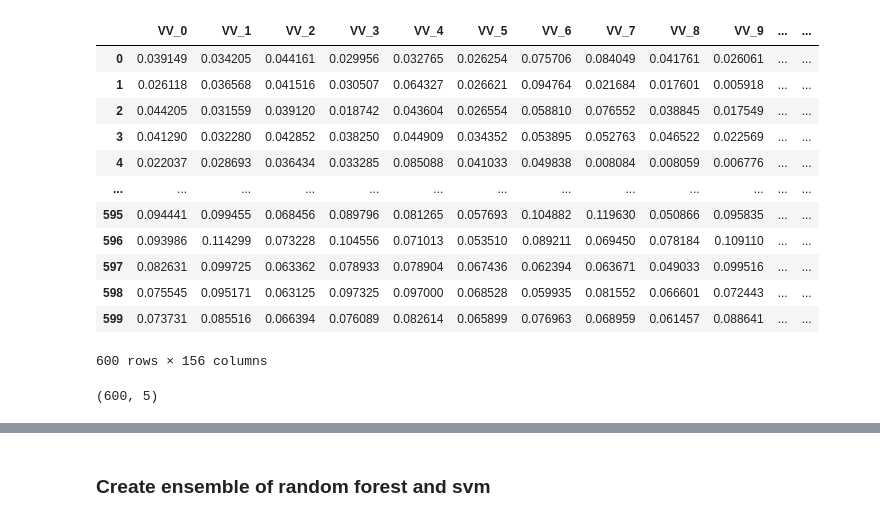
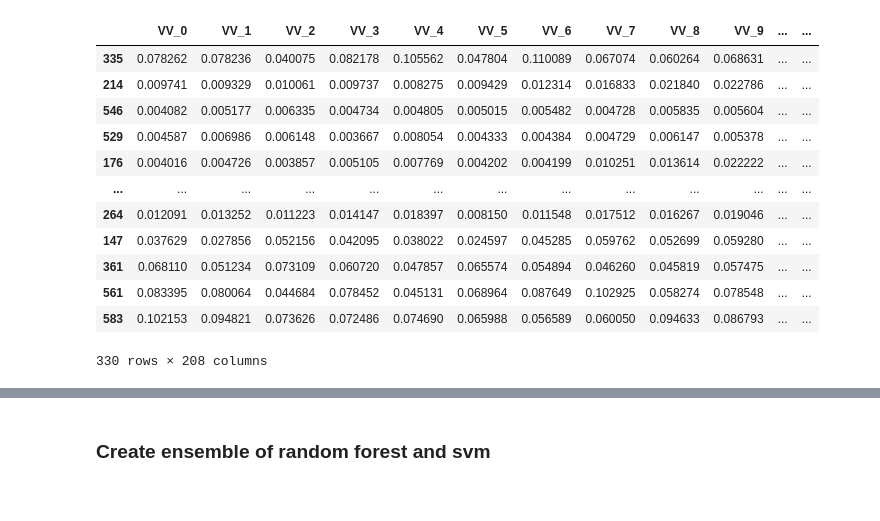
Before and after one commit to gsparsh220598/Rice-Crop-Prediction, a Jupyter notebook: analysis.ipynb, the cells around one changed output, grey strips where cells are left out. Cells and saved outputs as stored; diff of their text form; code cells hidden in the pictures.

```diff
--- a/analysis.ipynb
+++ b/analysis.ipynb
@@ -86,24 +161,16 @@ complete_df.rename(columns=dicts,inplace=True)
-# %%
-complete_df
-# %% [output]
-|  | VV_0 | VV_1 | VV_2 | VV_3 | VV_4 | VV_5 | VV_6 | VV_7 | VV_8 | VV_9 | ... | ... |
-| 0 | 0.039149 | 0.034205 | 0.044161 | 0.029956 | 0.032765 | 0.026254 | 0.075706 | 0.084049 | 0.041761 | 0.026061 | ... | ... |
-| 1 | 0.026118 | 0.036568 | 0.041516 | 0.030507 | 0.064327 | 0.026621 | 0.094764 | 0.021684 | 0.017601 | 0.005918 | ... | ... |
-| 2 | 0.044205 | 0.031559 | 0.039120 | 0.018742 | 0.043604 | 0.026554 | 0.058810 | 0.076552 | 0.038845 | 0.017549 | ... | ... |
-| 3 | 0.041290 | 0.032280 | 0.042852 | 0.038250 | 0.044909 | 0.034352 | 0.053895 | 0.052763 | 0.046522 | 0.022569 | ... | ... |
-| 4 | 0.022037 | 0.028693 | 0.036434 | 0.033285 | 0.085088 | 0.041033 | 0.049838 | 0.008084 | 0.008059 | 0.006776 | ... | ... |
-| ... | ... | ... | ... | ... | ... | ... | ... | ... | ... | ... | ... | ... |
-| 595 | 0.094441 | 0.099455 | 0.068456 | 0.089796 | 0.081265 | 0.057693 | 0.104882 | 0.119630 | 0.050866 | 0.095835 | ... | ... |
-| 596 | 0.093986 | 0.114299 | 0.073228 | 0.104556 | 0.071013 | 0.053510 | 0.089211 | 0.069450 | 0.078184 | 0.109110 | ... | ... |
-| 597 | 0.082631 | 0.099725 | 0.063362 | 0.078933 | 0.078904 | 0.067436 | 0.062394 | 0.063671 | 0.049033 | 0.099516 | ... | ... |
-| 598 | 0.075545 | 0.095171 | 0.063125 | 0.097325 | 0.097000 | 0.068528 | 0.059935 | 0.081552 | 0.066601 | 0.072443 | ... | ... |
-| 599 | 0.073731 | 0.085516 | 0.066394 | 0.076089 | 0.082614 | 0.065899 | 0.076963 | 0.068959 | 0.061457 | 0.088641 | ... | ... |
-600 rows × 156 columns
-# %%
-le = LabelEncoder()
-y = le.fit_transform(df['Class of Land'])
-X = proc_pipe.fit_transform(complete_df,y)
-sel_feats = proc_pipe.get_feature_names_out().tolist()
-X.shape
-# %% [output]
-(600, 5)
+# %%
+X_train
+# %% [output]
+|  | VV_0 | VV_1 | VV_2 | VV_3 | VV_4 | VV_5 | VV_6 | VV_7 | VV_8 | VV_9 | ... | ... |
+| 335 | 0.078262 | 0.078236 | 0.040075 | 0.082178 | 0.105562 | 0.047804 | 0.110089 | 0.067074 | 0.060264 | 0.068631 | ... | ... |
+| 214 | 0.009741 | 0.009329 | 0.010061 | 0.009737 | 0.008275 | 0.009429 | 0.012314 | 0.016833 | 0.021840 | 0.022786 | ... | ... |
+| 546 | 0.004082 | 0.005177 | 0.006335 | 0.004734 | 0.004805 | 0.005015 | 0.005482 | 0.004728 | 0.005835 | 0.005604 | ... | ... |
+| 529 | 0.004587 | 0.006986 | 0.006148 | 0.003667 | 0.008054 | 0.004333 | 0.004384 | 0.004729 | 0.006147 | 0.005378 | ... | ... |
+| 176 | 0.004016 | 0.004726 | 0.003857 | 0.005105 | 0.007769 | 0.004202 | 0.004199 | 0.010251 | 0.013614 | 0.022222 | ... | ... |
+| ... | ... | ... | ... | ... | ... | ... | ... | ... | ... | ... | ... | ... |
+| 264 | 0.012091 | 0.013252 | 0.011223 | 0.014147 | 0.018397 | 0.008150 | 0.011548 | 0.017512 | 0.016267 | 0.019046 | ... | ... |
+| 147 | 0.037629 | 0.027856 | 0.052156 | 0.042095 | 0.038022 | 0.024597 | 0.045285 | 0.059762 | 0.052699 | 0.059280 | ... | ... |
+| 361 | 0.068110 | 0.051234 | 0.073109 | 0.060720 | 0.047857 | 0.065574 | 0.054894 | 0.046260 | 0.045819 | 0.057475 | ... | ... |
+| 561 | 0.083395 | 0.080064 | 0.044684 | 0.078452 | 0.045131 | 0.068964 | 0.087649 | 0.102925 | 0.058274 | 0.078548 | ... | ... |
+| 583 | 0.102153 | 0.094821 | 0.073626 | 0.072486 | 0.074690 | 0.065988 | 0.056589 | 0.060050 | 0.094633 | 0.086793 | ... | ... |
+330 rows × 208 columns
```
Also changed, not shown: parts of 27 cells of this notebook.
